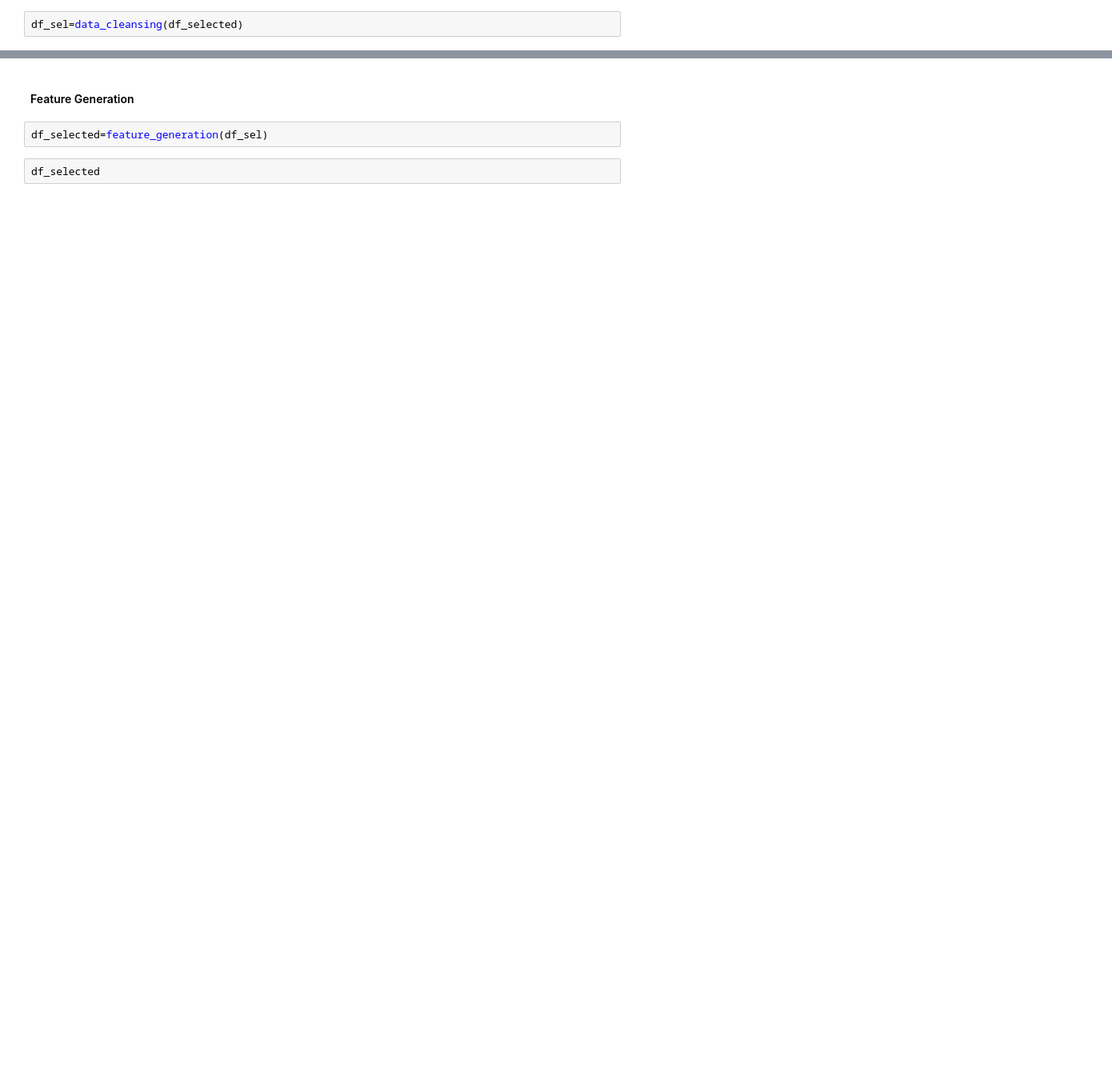
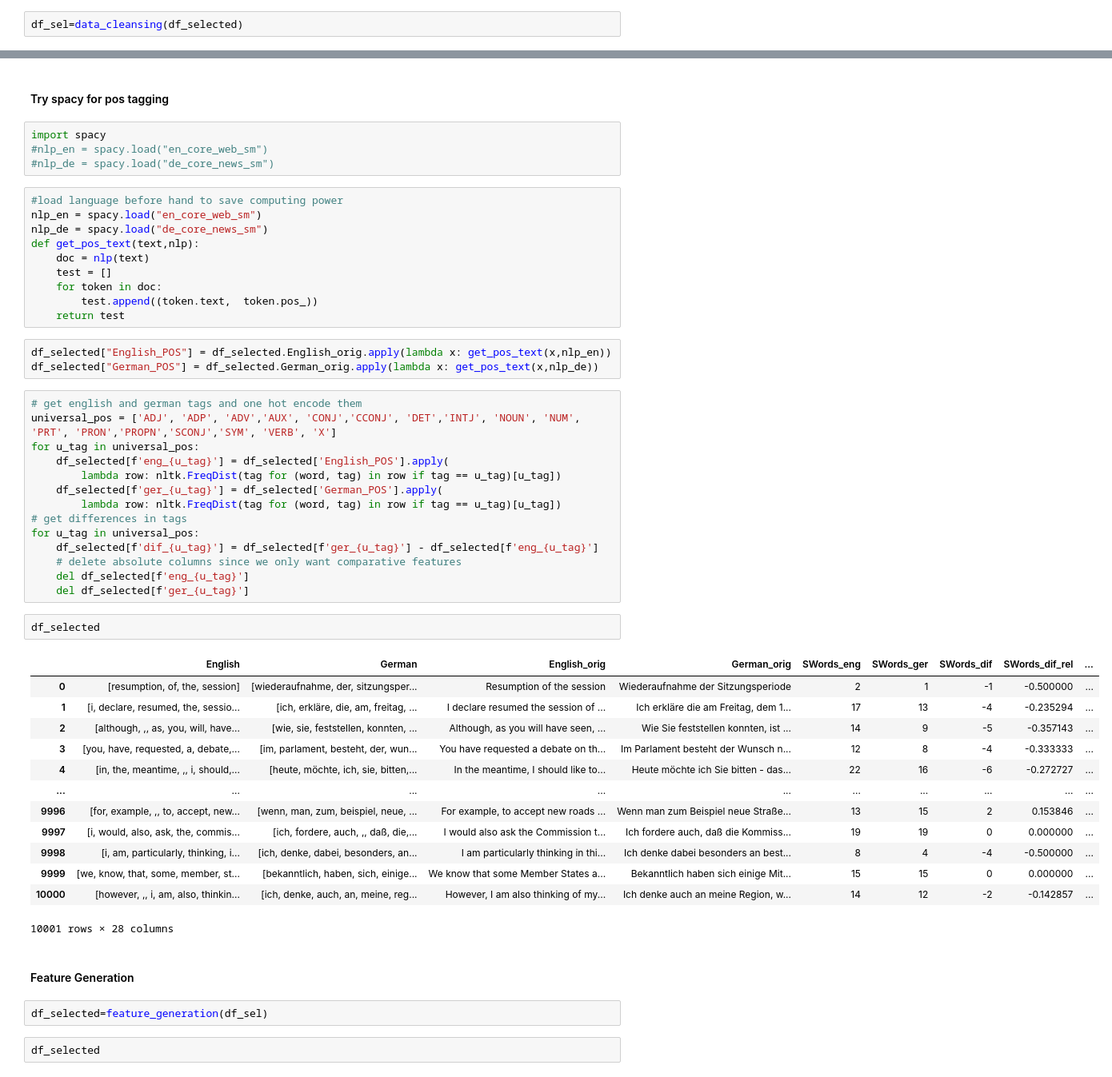
Before and after one commit to J4K08L4N63N84HN/crosslingual-information-retrieval, a Jupyter notebook: notebooks/preprocessing.ipynb, the cells around one changed output, grey strips where cells are left out. Shown at 80% size. Saved outputs shown, nothing was run; the diff lists cells and outputs as text; blank space fills up the shorter version.

Commit message:
Change Pos-Tagging and simplify feature generation function

```diff
--- a/notebooks/preprocessing.ipynb
+++ b/notebooks/preprocessing.ipynb
@@ -66,3 +66,52 @@ df_sel
+# %% [markdown]
+#### Try spacy for pos tagging
+# %%
+import spacy
+#nlp_en = spacy.load("en_core_web_sm")
+#nlp_de = spacy.load("de_core_news_sm")
+# %%
+#load language before hand to save computing power
+nlp_en = spacy.load("en_core_web_sm")
+nlp_de = spacy.load("de_core_news_sm")
+def get_pos_text(text,nlp):
+    doc = nlp(text)
+    test = []
+    for token in doc:
+        test.append((token.text,  token.pos_))
+    return test
+# %%
+df_selected["English_POS"] = df_selected.English_orig.apply(lambda x: get_pos_text(x,nlp_en))
+df_selected["German_POS"] = df_selected.German_orig.apply(lambda x: get_pos_text(x,nlp_de))
+# %%
+# get english and german tags and one hot encode them
+universal_pos = ['ADJ', 'ADP', 'ADV','AUX', 'CONJ','CCONJ', 'DET','INTJ', 'NOUN', 'NUM', 'PRT', 'PRON','PROPN','SCONJ','SYM', 'VERB', 'X']
+for u_tag in universal_pos:
+    df_selected[f'eng_{u_tag}'] = df_selected['English_POS'].apply(
+        lambda row: nltk.FreqDist(tag for (word, tag) in row if tag == u_tag)[u_tag])
+    df_selected[f'ger_{u_tag}'] = df_selected['German_POS'].apply(
+        lambda row: nltk.FreqDist(tag for (word, tag) in row if tag == u_tag)[u_tag])
+# get differences in tags
+for u_tag in universal_pos:
+    df_selected[f'dif_{u_tag}'] = df_selected[f'ger_{u_tag}'] - df_selected[f'eng_{u_tag}']
+    # delete absolute columns since we only want comparative features
+    del df_selected[f'eng_{u_tag}']
+    del df_selected[f'ger_{u_tag}']
+# %%
+df_selected
+# %% [output]
+|  | English | German | English_orig | German_orig | SWords_eng | SWords_ger | SWords_dif | SWords_dif_rel | ... |
+| 0 | [resumption, of, the, session] | [wiederaufnahme, der, sitzungsper... | Resumption of the session | Wiederaufnahme der Sitzungsperiode | 2 | 1 | -1 | -0.500000 | ... |
+| 1 | [i, declare, resumed, the, sessio... | [ich, erkläre, die, am, freitag, ... | I declare resumed the session of ... | Ich erkläre die am Freitag, dem 1... | 17 | 13 | -4 | -0.235294 | ... |
+| 2 | [although, ,, as, you, will, have... | [wie, sie, feststellen, konnten, ... | Although, as you will have seen, ... | Wie Sie feststellen konnten, ist ... | 14 | 9 | -5 | -0.357143 | ... |
+| 3 | [you, have, requested, a, debate,... | [im, parlament, besteht, der, wun... | You have requested a debate on th... | Im Parlament besteht der Wunsch n... | 12 | 8 | -4 | -0.333333 | ... |
+| 4 | [in, the, meantime, ,, i, should,... | [heute, möchte, ich, sie, bitten,... | In the meantime, I should like to... | Heute möchte ich Sie bitten - das... | 22 | 16 | -6 | -0.272727 | ... |
+| ... | ... | ... | ... | ... | ... | ... | ... | ... | ... |
+| 9996 | [for, example, ,, to, accept, new... | [wenn, man, zum, beispiel, neue, ... | For example, to accept new roads ... | Wenn man zum Beispiel neue Straße... | 13 | 15 | 2 | 0.153846 | ... |
+| 9997 | [i, would, also, ask, the, commis... | [ich, fordere, auch, ,, daß, die,... | I would also ask the Commission t... | Ich fordere auch, daß die Kommiss... | 19 | 19 | 0 | 0.000000 | ... |
+| 9998 | [i, am, particularly, thinking, i... | [ich, denke, dabei, besonders, an... | I am particularly thinking in thi... | Ich denke dabei besonders an best... | 8 | 4 | -4 | -0.500000 | ... |
+| 9999 | [we, know, that, some, member, st... | [bekanntlich, haben, sich, einige... | We know that some Member States a... | Bekanntlich haben sich einige Mit... | 15 | 15 | 0 | 0.000000 | ... |
+| 10000 | [however, ,, i, am, also, thinkin... | [ich, denke, auch, an, meine, reg... | However, I am also thinking of my... | Ich denke auch an meine Region, w... | 14 | 12 | -2 | -0.142857 | ... |
+10001 rows × 28 columns
 # %% [markdown]
 #### Feature Generation
 # %%
```
Also changed, not shown: parts of 13 cells of this notebook, 3 other files.
